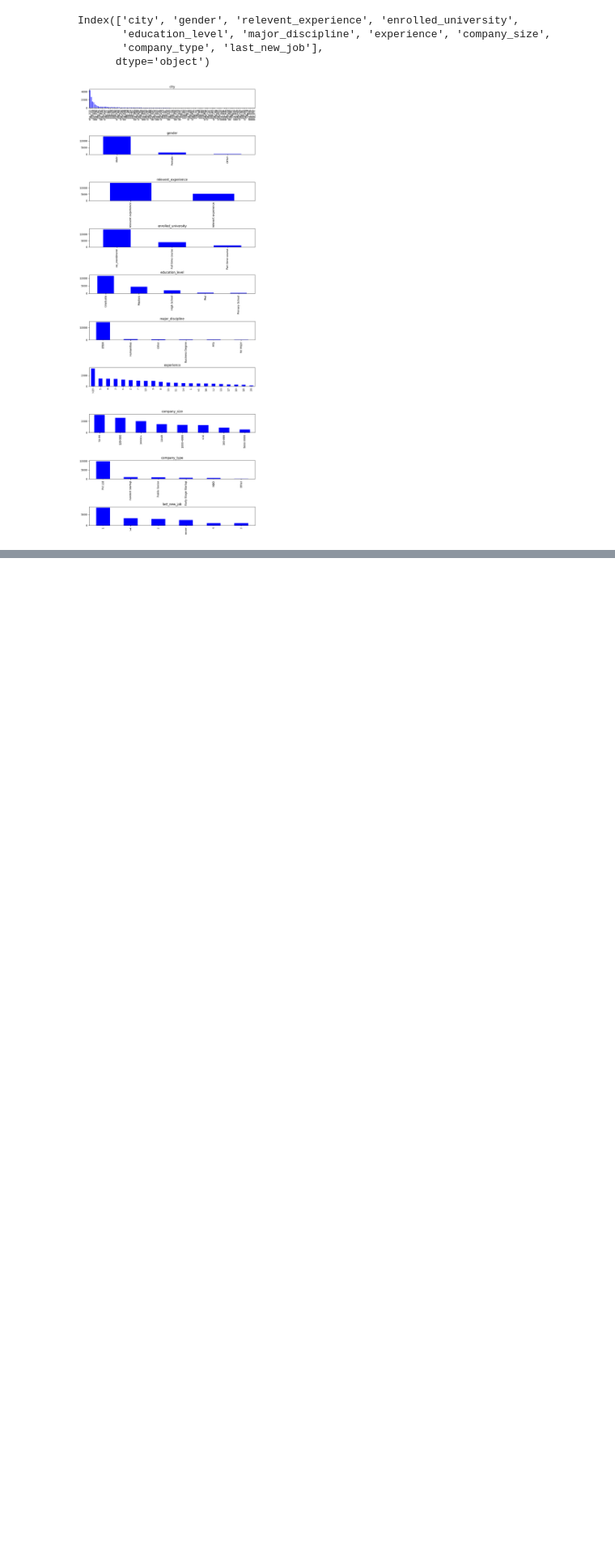
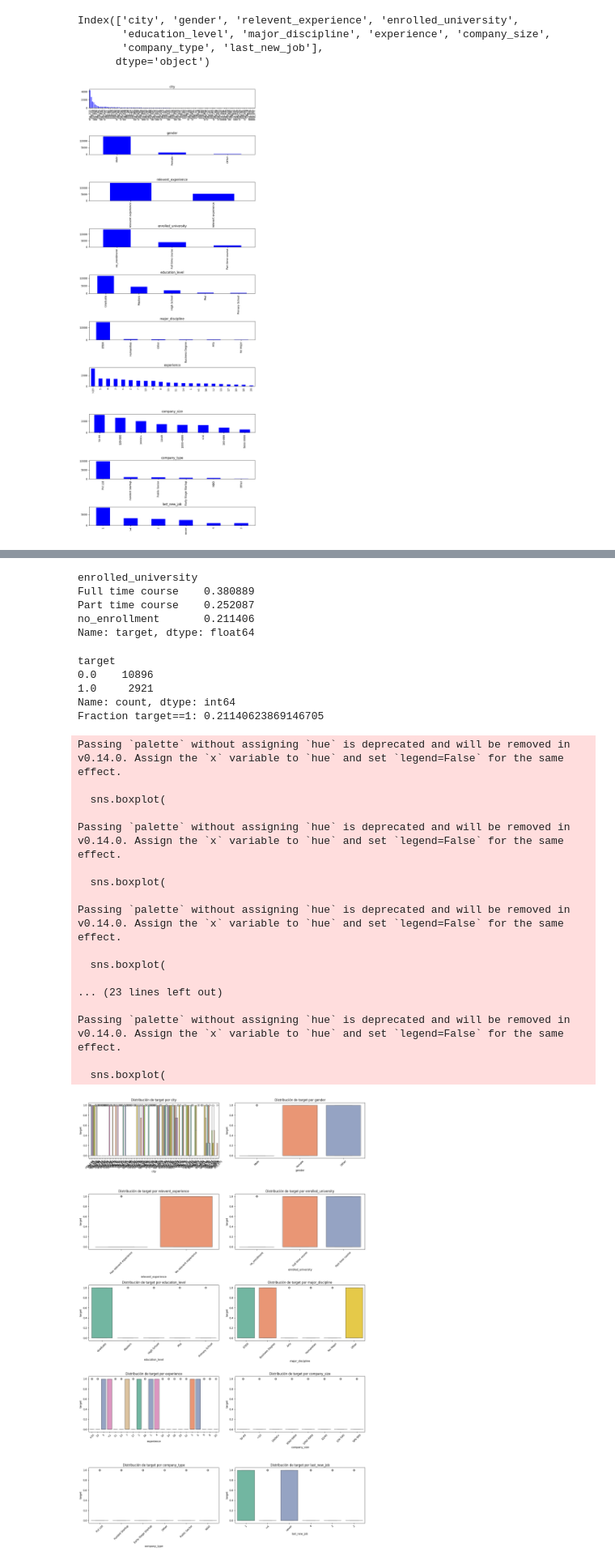
Before and after one commit to alejobgr99/lab-data-science-uniovi, a Jupyter notebook: actividad_final_micro.ipynb, the cells around one changed output, grey strips where cells are left out. Shown at 81% size. Saved outputs shown, nothing was run; the diff lists cells and outputs as text; code cells hidden in the pictures; blank space fills up the shorter version.

```diff
--- a/actividad_final_micro.ipynb
+++ b/actividad_final_micro.ipynb
@@ -155,7 +155,7 @@ Observaciones de los boxplots:
 - city_development_index:  La caja (P25–P75) es grande, tiene outlier hacia abajo.
 - training hours: La caja (P25–P75) es pequeña pero hay una cola enorme hacia arriba. Los puntos rojos son outliers visuales. Estos valores extremos distorsionarán el escalado y pueden afectar al entrenamiento — los trataremos en la sección *Tratamiento de outliers*.
 # %%
-cols_para_bar = data.drop(["enrollee_id", "city_development_index", "training_hours"], axis=1).select_dtypes(include='object').columns
+cols_para_bar = data.drop(["enrollee_id", "city_development_index", "training_hours"], axis=1).select_dtypes(include='number').columns
 # %%
 cols_para_bar
 # %% [output]
@@ -178,0 +228,72 @@ plt.show()
+# %%
+data.groupby("enrolled_university")["target"].mean().sort_values(ascending=False)
+# %% [output]
+enrolled_university
+Full time course    0.380889
+Part time course    0.252087
+no_enrollment       0.211406
+Name: target, dtype: float64
+# %%
+# check distribution of target for enrolled_university == 'no_enrollment'
+no_enroll = data[data['enrolled_university'] == 'no_enrollment']
+print(no_enroll['target'].value_counts())
+print("Fraction target==1:", (no_enroll['target'] == 1).mean())
+# %% [output]
+target
+0.0    10896
+1.0     2921
+Name: count, dtype: int64
+Fraction target==1: 0.21140623869146705
+# %%
+import numpy as np
+import matplotlib.pyplot as plt
+import seaborn as sns
+
+# Seleccionar columnas categóricas
+cat_cols = data.select_dtypes(include="object").columns
+
+# Crear grid automático
+n = len(cat_cols)
+cols = 2
+rows = int(np.ceil(n / cols))
+
+fig, axes = plt.subplots(rows, cols, figsize=(16, 5 * rows))
+axes = axes.flatten()
+
+for i, col in enumerate(cat_cols):
+    sns.boxplot(
+        x=col,
+        y="target",
+        data=data,
+        ax=axes[i],
+        palette="Set2"
+    )
+    axes[i].set_title(f"Distribución de target por {col}")
+    axes[i].tick_params(axis='x', rotation=45)
+    axes[i].set_ylabel("target")
+
+# Ocultar subplots vacíos
+for j in range(i + 1, len(axes)):
+    axes[j].set_visible(False)
+
+plt.tight_layout()
+plt.show()
+# %% [output]
+Passing `palette` without assigning `hue` is deprecated and will be removed in v0.14.0. Assign the `x` variable to `hue` and set `legend=False` for the same effect.
+
+  sns.boxplot(
+
+Passing `palette` without assigning `hue` is deprecated and will be removed in v0.14.0. Assign the `x` variable to `hue` and set `legend=False` for the same effect.
+
+  sns.boxplot(
+
+Passing `palette` without assigning `hue` is deprecated and will be removed in v0.14.0. Assign the `x` variable to `hue` and set `legend=False` for the same effect.
+
+  sns.boxplot(
+
+... (23 lines left out)
+
+Passing `palette` without assigning `hue` is deprecated and will be removed in v0.14.0. Assign the `x` variable to `hue` and set `legend=False` for the same effect.
+
+  sns.boxplot(
+[figure, added]
```
Also changed, not shown: parts of 10 cells of this notebook.
